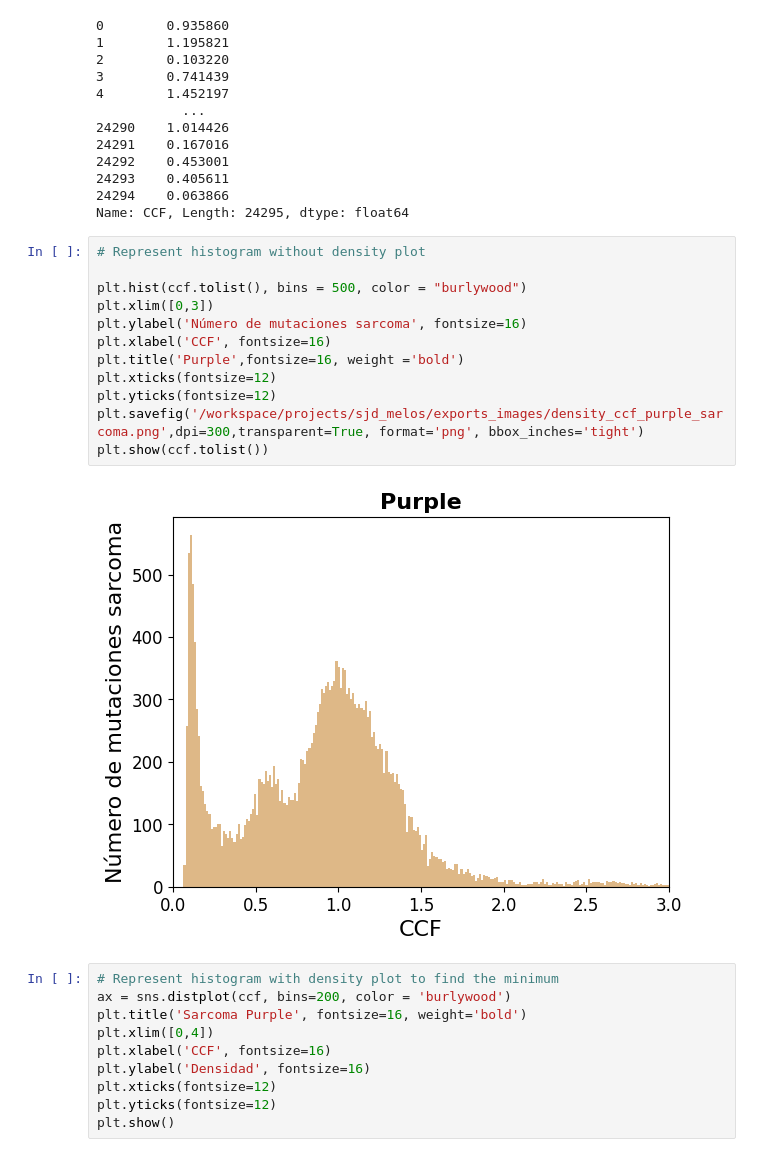
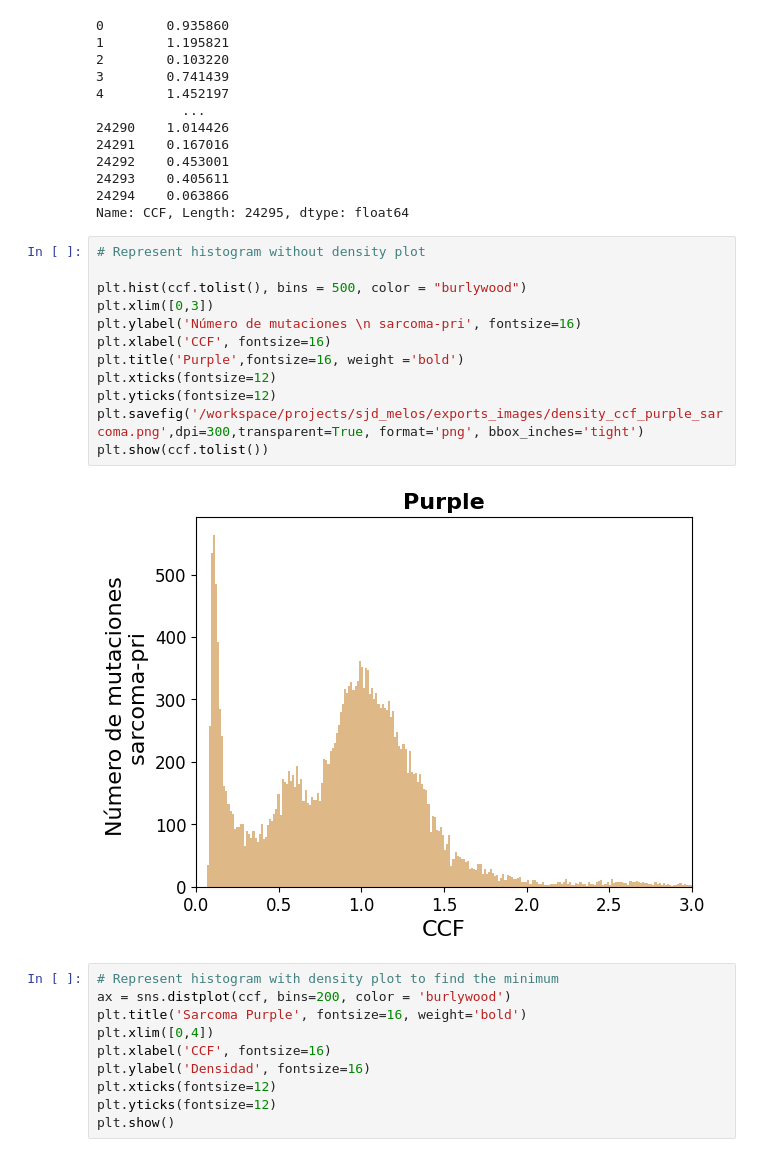
Before and after one commit to efigb/master, a Jupyter notebook: variant_analysis/somatic/clonality/CCF_Purple_clonals_sarcoma.ipynb, the cells around one changed output. Drawn from its saved outputs; the diff is of its cells as text.

Commit message:
added CCF notebooks with graph corrections and added a pie chart graph in Damage variants

```diff
--- a/variant_analysis/somatic/clonality/CCF_Purple_clonals_sarcoma.ipynb
+++ b/variant_analysis/somatic/clonality/CCF_Purple_clonals_sarcoma.ipynb
@@ -187,17 +187,17 @@ Name: CCF, Length: 24295, dtype: float64
 # %%
 # Represent histogram without density plot
 
 plt.hist(ccf.tolist(), bins = 500, color = "burlywood")
 plt.xlim([0,3])
-plt.ylabel('Número de mutaciones sarcoma', fontsize=16)
+plt.ylabel('Número de mutaciones \n sarcoma-pri', fontsize=16)
 plt.xlabel('CCF', fontsize=16)
 plt.title('Purple',fontsize=16, weight ='bold')
 plt.xticks(fontsize=12)
 plt.yticks(fontsize=12)
 plt.savefig('/workspace/projects/sjd_melos/exports_images/density_ccf_purple_sarcoma.png',dpi=300,transparent=True, format='png', bbox_inches='tight')
 plt.show(ccf.tolist())
 # %% [output]
-[figure, old version]
+[figure, new version]
 # %%
 # Represent histogram with density plot to find the minimum
 ax = sns.distplot(ccf, bins=200, color = 'burlywood')
```
Also changed, not shown: parts of 5 cells of this notebook, 4 other files.
